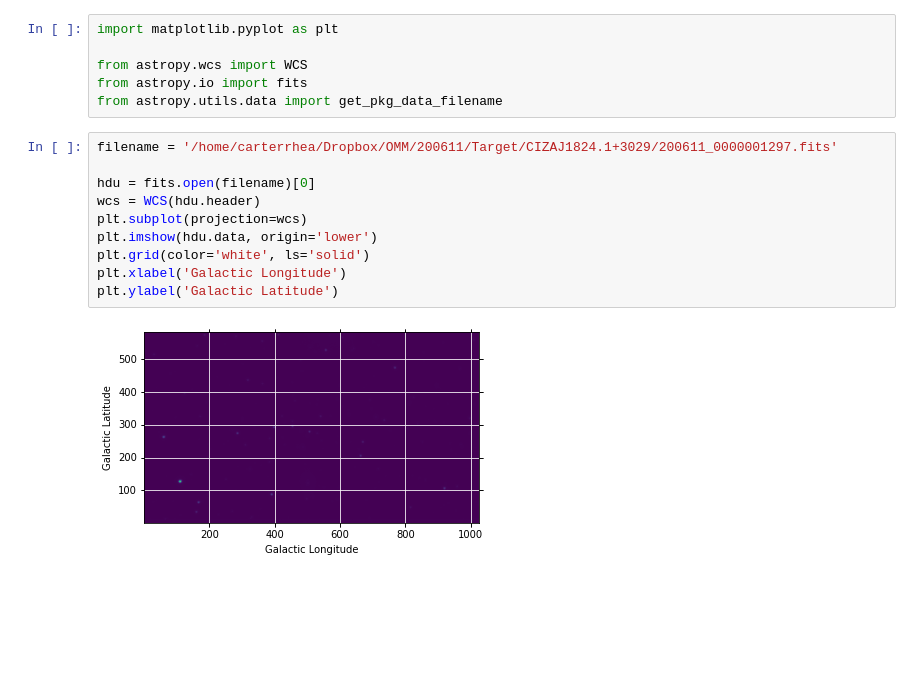
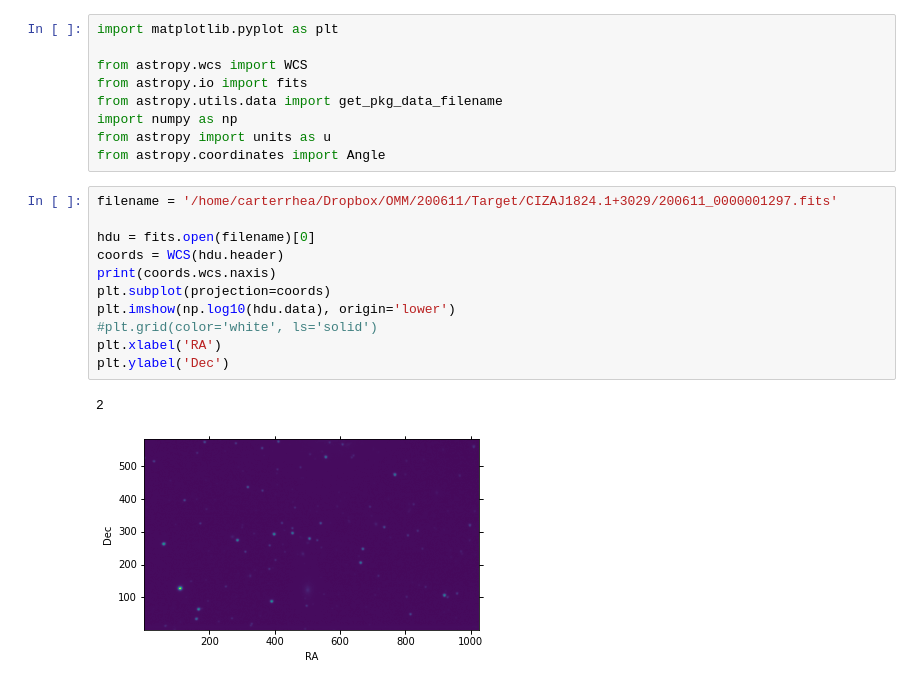
Before and after one commit to crhea93/OMM-Analysis, a Jupyter notebook: Untitled.ipynb, the cells around one changed output. Cells and saved outputs as stored; diff of their text form; blank space fills up the shorter version.

```diff
--- a/Untitled.ipynb
+++ b/Untitled.ipynb
@@ -4,15 +4,20 @@ import matplotlib.pyplot as plt
 from astropy.wcs import WCS
 from astropy.io import fits
 from astropy.utils.data import get_pkg_data_filename
+import numpy as np
+from astropy import units as u
+from astropy.coordinates import Angle
 # %%
 filename = '/home/carterrhea/Dropbox/OMM/200611/Target/CIZAJ1824.1+3029/200611_0000001297.fits'
 
 hdu = fits.open(filename)[0]
-wcs = WCS(hdu.header)
-plt.subplot(projection=wcs)
-plt.imshow(hdu.data, origin='lower')
-plt.grid(color='white', ls='solid')
-plt.xlabel('Galactic Longitude')
-plt.ylabel('Galactic Latitude')
+coords = WCS(hdu.header)
+print(coords.wcs.naxis)
+plt.subplot(projection=coords)
+plt.imshow(np.log10(hdu.data), origin='lower')
+#plt.grid(color='white', ls='solid')
+plt.xlabel('RA')
+plt.ylabel('Dec')
 # %% [output]
+2
-[figure, old version]
+[figure, new version]
```
Also changed, not shown: parts of 5 cells of this notebook, 5 other files.
